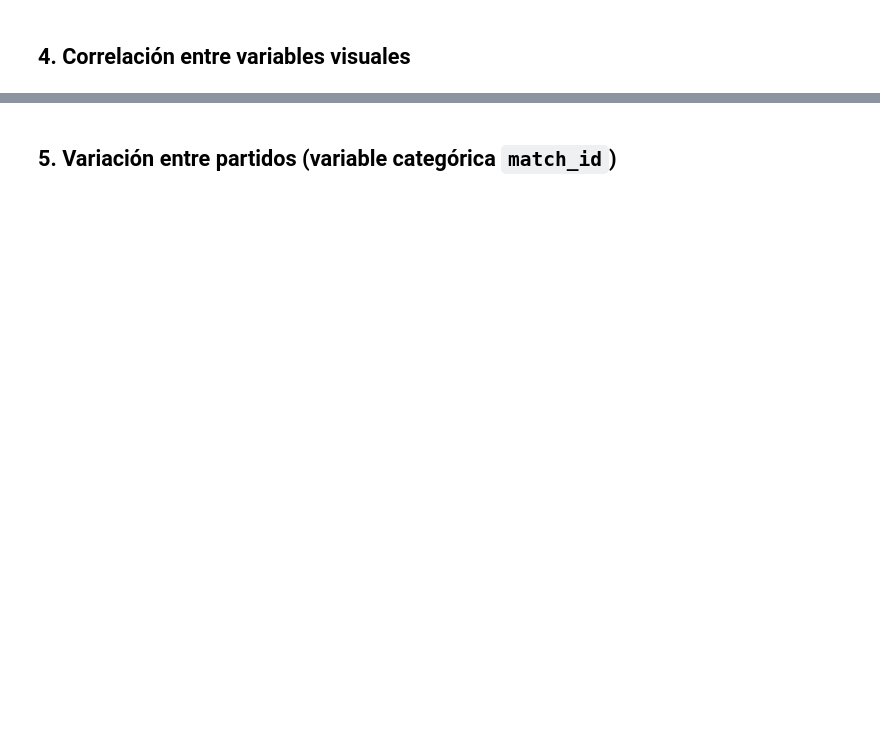
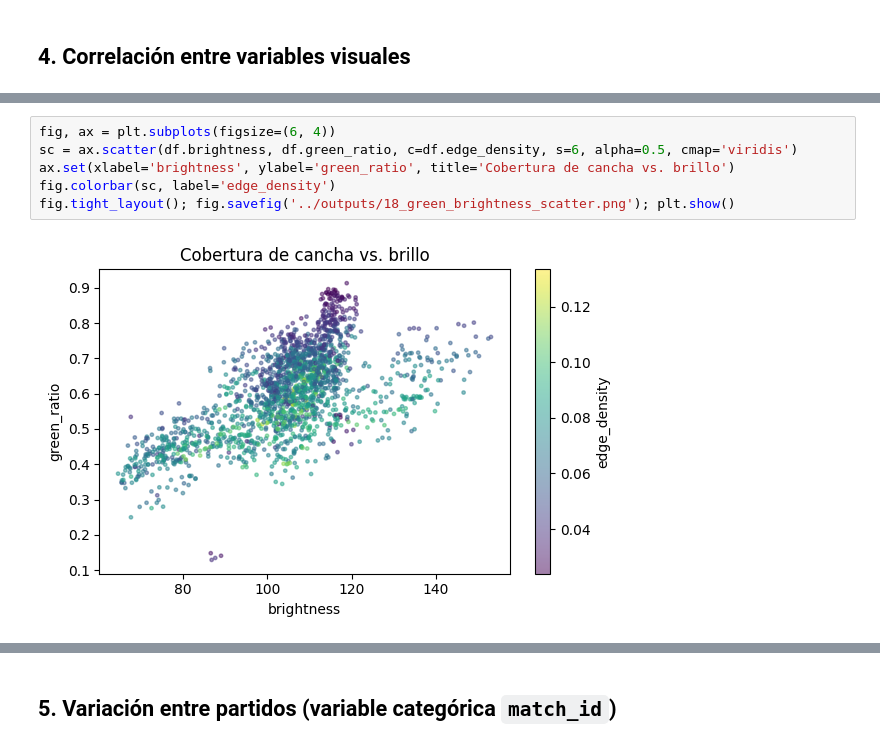
Before and after one commit to nicoCT04/Proyecto2-DataScience, a Jupyter notebook: notebooks/02_eda_visual_frames.ipynb, the cells around one changed output, grey strips where cells are left out. Drawn from its saved outputs; the diff is of its cells as text; blank space fills up the shorter version.

```diff
--- a/notebooks/02_eda_visual_frames.ipynb
+++ b/notebooks/02_eda_visual_frames.ipynb
@@ -117,0 +174,8 @@ detectar pases) de las tomas cerradas.
+# %%
+fig, ax = plt.subplots(figsize=(6, 4))
+sc = ax.scatter(df.brightness, df.green_ratio, c=df.edge_density, s=6, alpha=0.5, cmap='viridis')
+ax.set(xlabel='brightness', ylabel='green_ratio', title='Cobertura de cancha vs. brillo')
+fig.colorbar(sc, label='edge_density')
+fig.tight_layout(); fig.savefig('../outputs/18_green_brightness_scatter.png'); plt.show()
+# %% [output]
+[figure, added]
```
Also changed, not shown: parts of 22 cells of this notebook, 5 other files.
